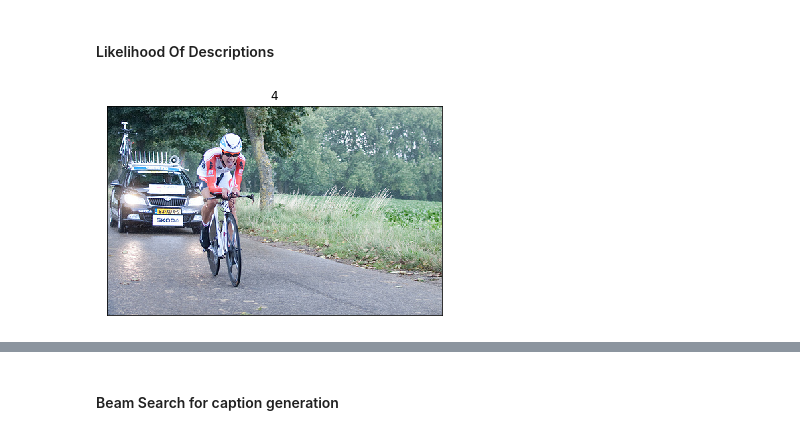
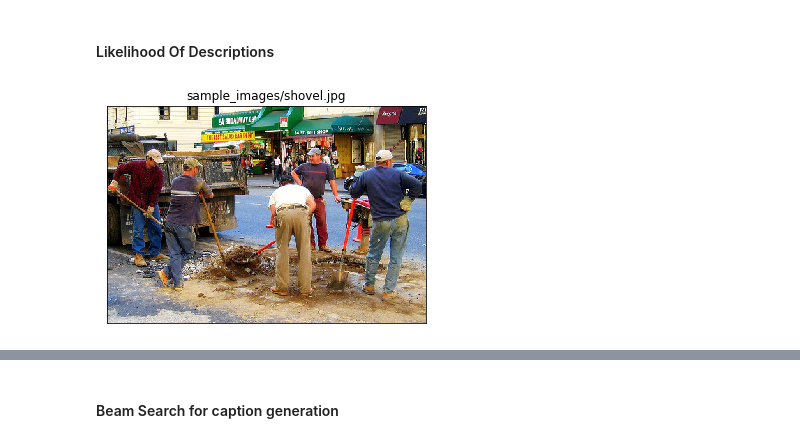
Before and after one commit to mmehdig/apl-esslli-19-material, a Jupyter notebook: 2-language-models-part2/encoder-decoder_image_description.ipynb, the cells around one changed output, grey strips where cells are left out. Saved outputs shown, nothing was run; the diff lists cells and outputs as text; code cells hidden in the pictures.

```diff
--- a/2-language-models-part2/encoder-decoder_image_description.ipynb
+++ b/2-language-models-part2/encoder-decoder_image_description.ipynb
@@ -238,14 +205,14 @@ def ixs2sent(ixs):
 #### Likelihood Of Descriptions
 # %%
 # choose an image here
-image_index = 3
+image_index = 2
 plt.imshow(plt.imread(img_paths[image_index]))
 plt.xticks([])
 plt.yticks([])
-plt.title(i)
+plt.title(img_paths[image_index])
 plt.show()
 # %% [output]
-[figure, old version]
+[figure, new version]
 # %%
 # propose a few sentences which describes the image:
 sents = np.array([
```
Also changed, not shown: parts of 13 cells of this notebook.
